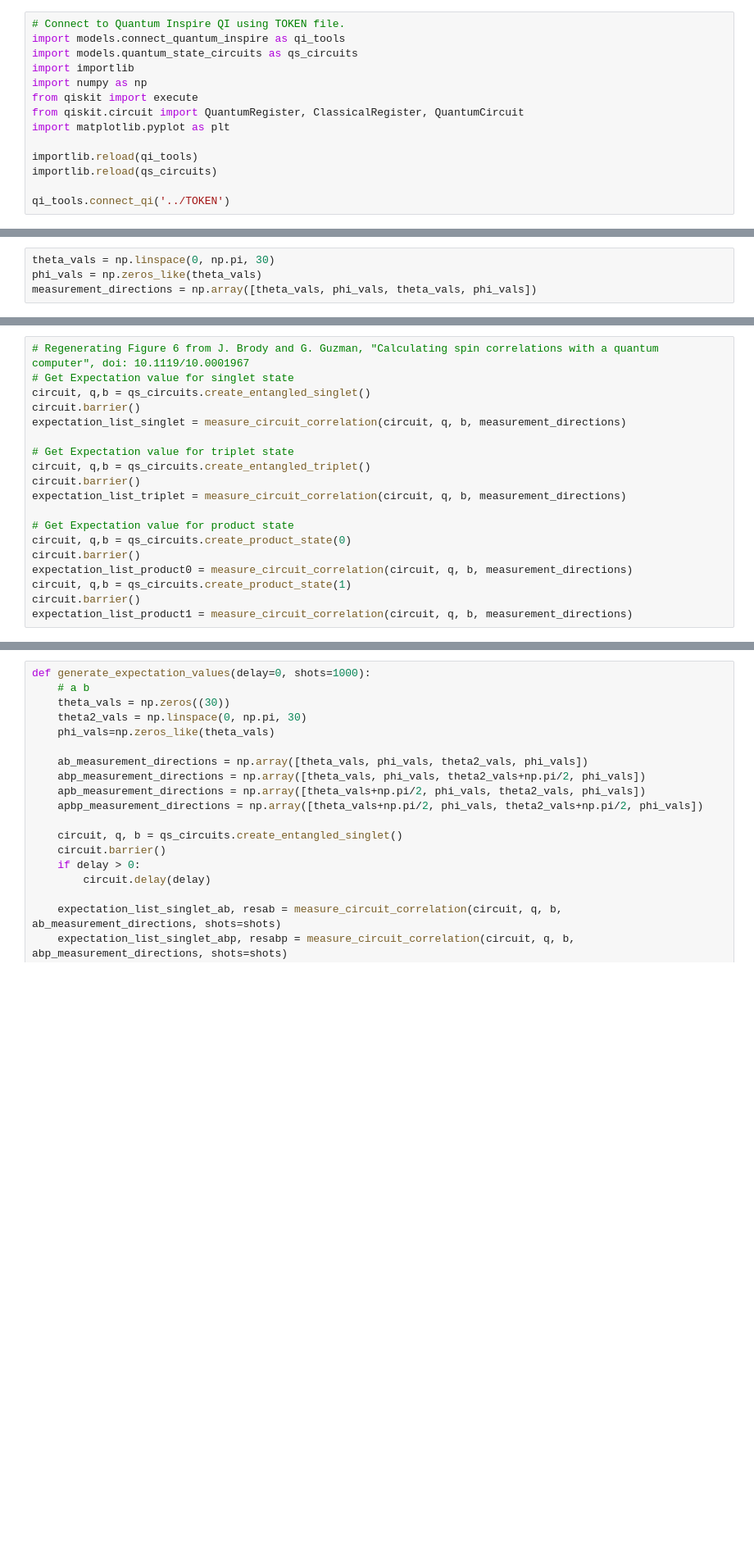
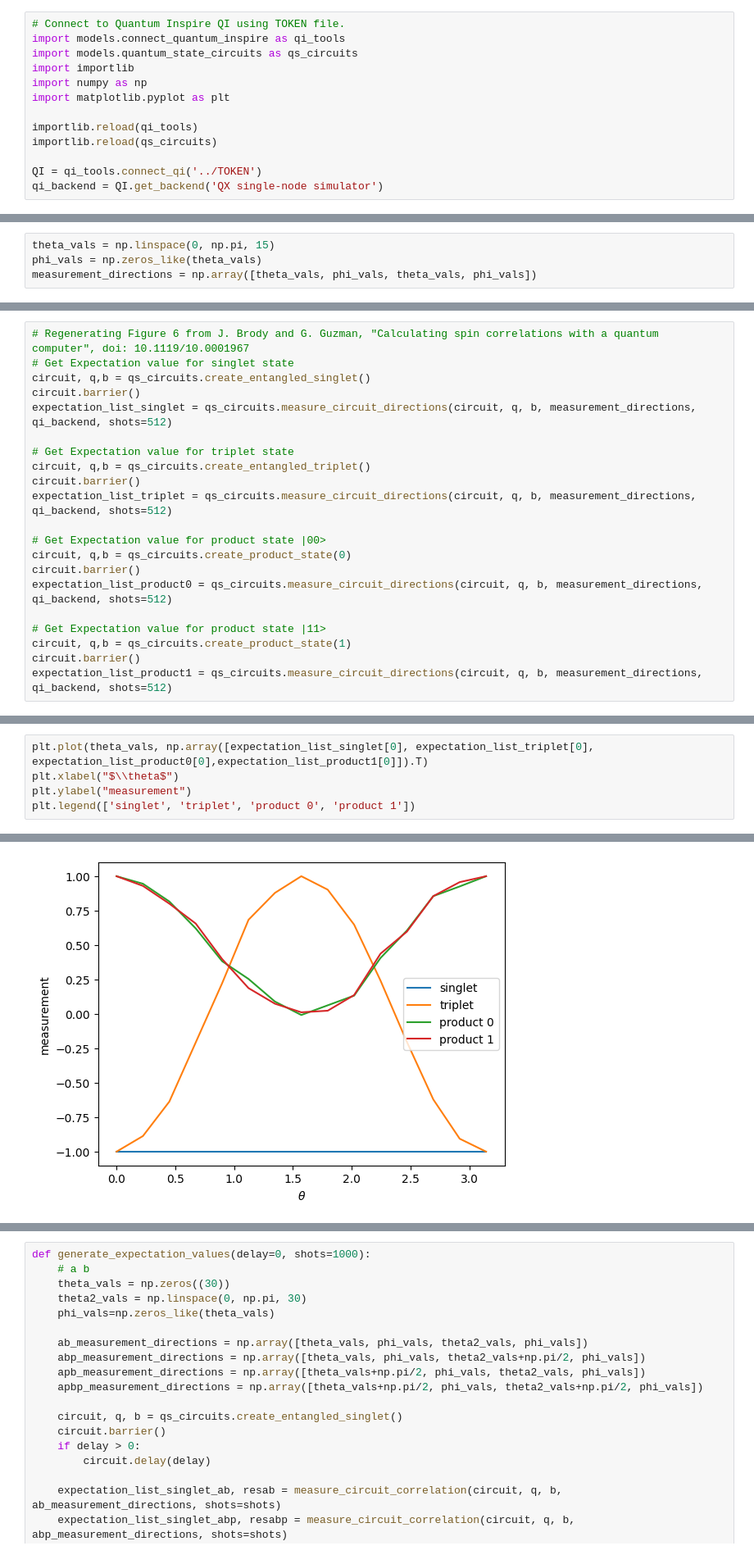
Before and after one commit to zds-dev/QuantumCoherentProject, a Jupyter notebook: notebooks/Initial tests.ipynb, the cells around one changed output, grey strips where cells are left out. Shown at 82% size. Saved outputs shown, nothing was run; the diff lists cells and outputs as text; blank space fills up the shorter version.

```diff
--- a/notebooks/Initial tests.ipynb
+++ b/notebooks/Initial tests.ipynb
@@ -4,11 +4,10 @@ import models.connect_quantum_inspire as qi_tools
 import models.quantum_state_circuits as qs_circuits
 import importlib
 import numpy as np
-from qiskit import execute
-from qiskit.circuit import QuantumRegister, ClassicalRegister, QuantumCircuit
 import matplotlib.pyplot as plt
 
 importlib.reload(qi_tools)
 importlib.reload(qs_circuits)
 
-qi_tools.connect_qi('../TOKEN')
+QI = qi_tools.connect_qi('../TOKEN')
+qi_backend = QI.get_backend('QX single-node simulator')
@@ -45,4 +16,4 @@ def measure_circuit_correlation(dcircuit, q, b, measurement_directions, shots=10
 # %%
-theta_vals = np.linspace(0, np.pi, 30)
+theta_vals = np.linspace(0, np.pi, 15)
 phi_vals = np.zeros_like(theta_vals)
 measurement_directions = np.array([theta_vals, phi_vals, theta_vals, phi_vals])
@@ -71,17 +22,19 @@ array([[0.        , 0.10833078, 0.21666156, 0.32499234, 0.43332312,
 # Get Expectation value for singlet state
 circuit, q,b = qs_circuits.create_entangled_singlet()
 circuit.barrier()
-expectation_list_singlet = measure_circuit_correlation(circuit, q, b, measurement_directions)
+expectation_list_singlet = qs_circuits.measure_circuit_directions(circuit, q, b, measurement_directions, qi_backend, shots=512)
 
 # Get Expectation value for triplet state
 circuit, q,b = qs_circuits.create_entangled_triplet()
 circuit.barrier()
-expectation_list_triplet = measure_circuit_correlation(circuit, q, b, measurement_directions)
+expectation_list_triplet = qs_circuits.measure_circuit_directions(circuit, q, b, measurement_directions, qi_backend, shots=512)
 
-# Get Expectation value for product state
+# Get Expectation value for product state |00>
 circuit, q,b = qs_circuits.create_product_state(0)
 circuit.barrier()
-expectation_list_product0 = measure_circuit_correlation(circuit, q, b, measurement_directions)
+expectation_list_product0 = qs_circuits.measure_circuit_directions(circuit, q, b, measurement_directions, qi_backend, shots=512)
+
+# Get Expectation value for product state |11>
 circuit, q,b = qs_circuits.create_product_state(1)
 circuit.barrier()
-expectation_list_product1 = measure_circuit_correlation(circuit, q, b, measurement_directions)
+expectation_list_product1 = qs_circuits.measure_circuit_directions(circuit, q, b, measurement_directions, qi_backend, shots=512)
@@ -122,0 +116,6 @@ plt.legend(['singlet', 'triplet', 'product 0', 'product 1'])
+# %%
+plt.plot(theta_vals, np.array([expectation_list_singlet[0], expectation_list_triplet[0], expectation_list_product0[0],expectation_list_product1[0]]).T)
+plt.xlabel("$\\theta$")
+plt.ylabel("measurement")
+plt.legend(['singlet', 'triplet', 'product 0', 'product 1'])
+# %% [output]
@@ -122,0 +123 @@ plt.legend(['singlet', 'triplet', 'product 0', 'product 1'])
+[figure, added]
```
Also changed, not shown: parts of 14 cells of this notebook, 3 other files.
